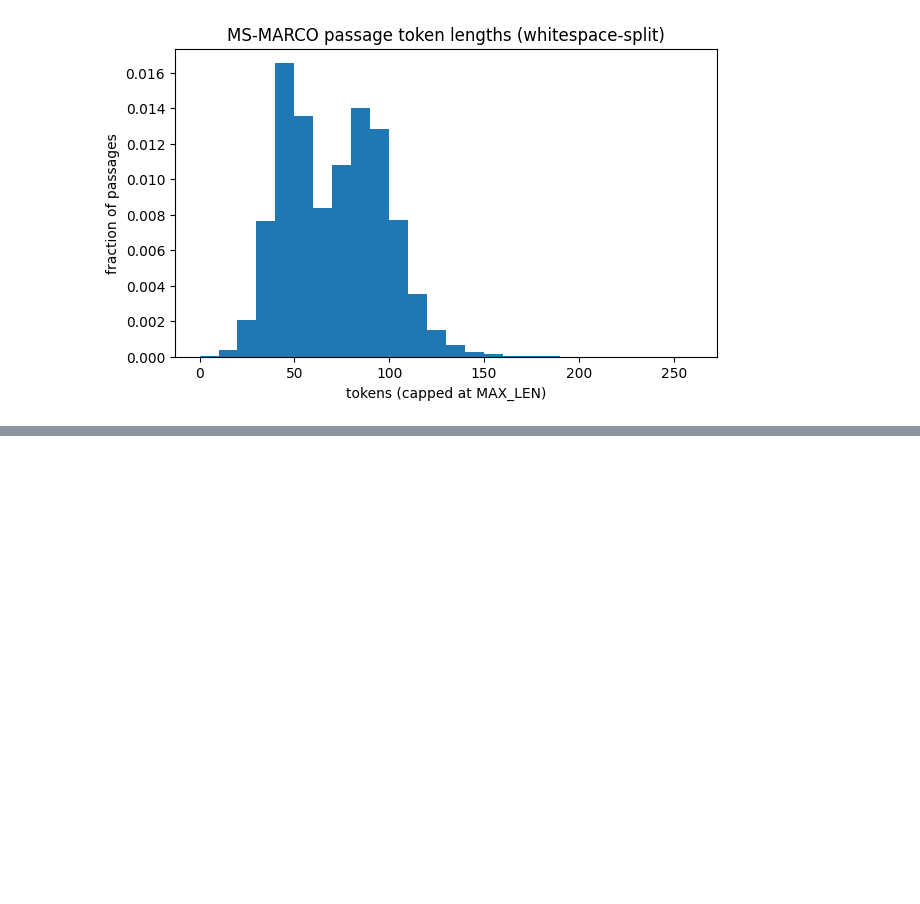
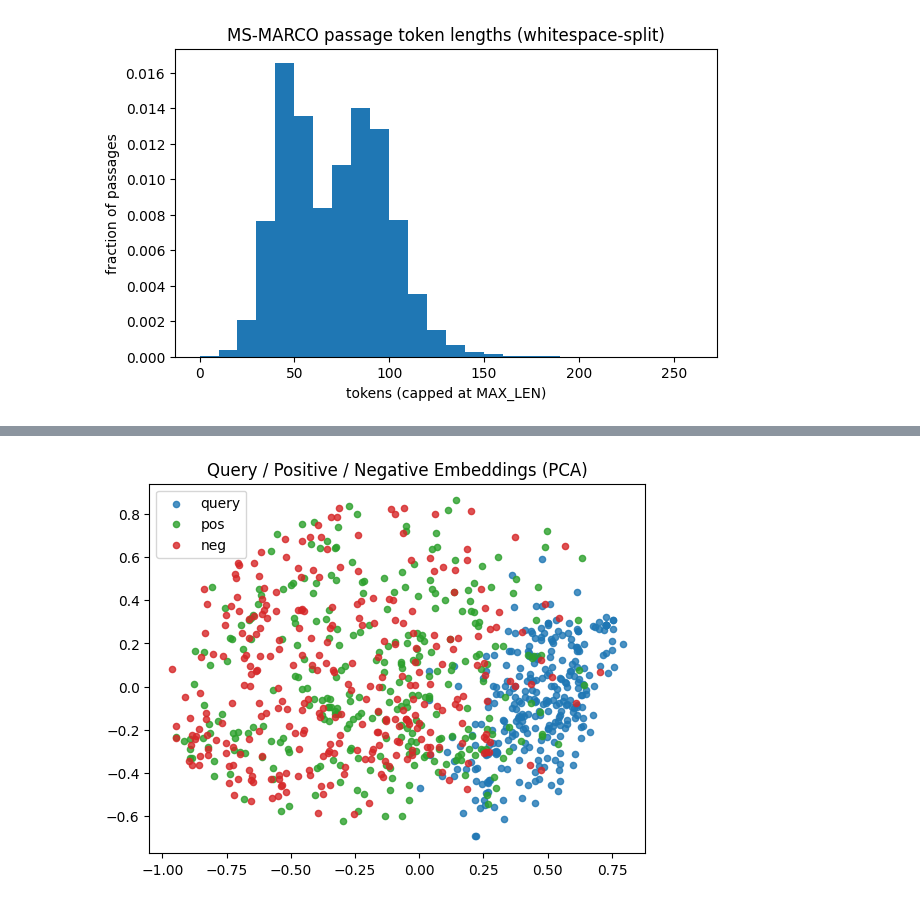
Before and after one commit to AdamBeedell/MLXTwoTowers, a Jupyter notebook: marcos.ipynb, the cells around one changed output, grey strips where cells are left out. Saved outputs shown, nothing was run; the diff lists cells and outputs as text; code cells hidden in the pictures; blank space fills up the shorter version.

```diff
--- a/marcos.ipynb
+++ b/marcos.ipynb
@@ -107,0 +134,20 @@ ms_marco["train"][0]
+# %%
+from sklearn.decomposition import PCA
+
+pca_2d = PCA(n_components=2, random_state=0).fit_transform(vecs)
+
+colour_map = {"query": "tab:blue",
+              "pos": "tab:green",
+              "neg": "tab:red"}
+
+for label, colour in colour_map.items():
+    idx = [i for i, lab in enumerate(labels) if lab == label]
+    if idx:
+        plt.scatter(pca_2d[idx, 0], pca_2d[idx, 1],
+                    c=colour, label=label, s=20, alpha=0.8)
+
+plt.title("Query / Positive / Negative Embeddings (PCA)")
+plt.legend()
+plt.show()
+# %% [output]
+[figure, added]
```
Also changed, not shown: parts of 7 cells of this notebook, 3 other files.
